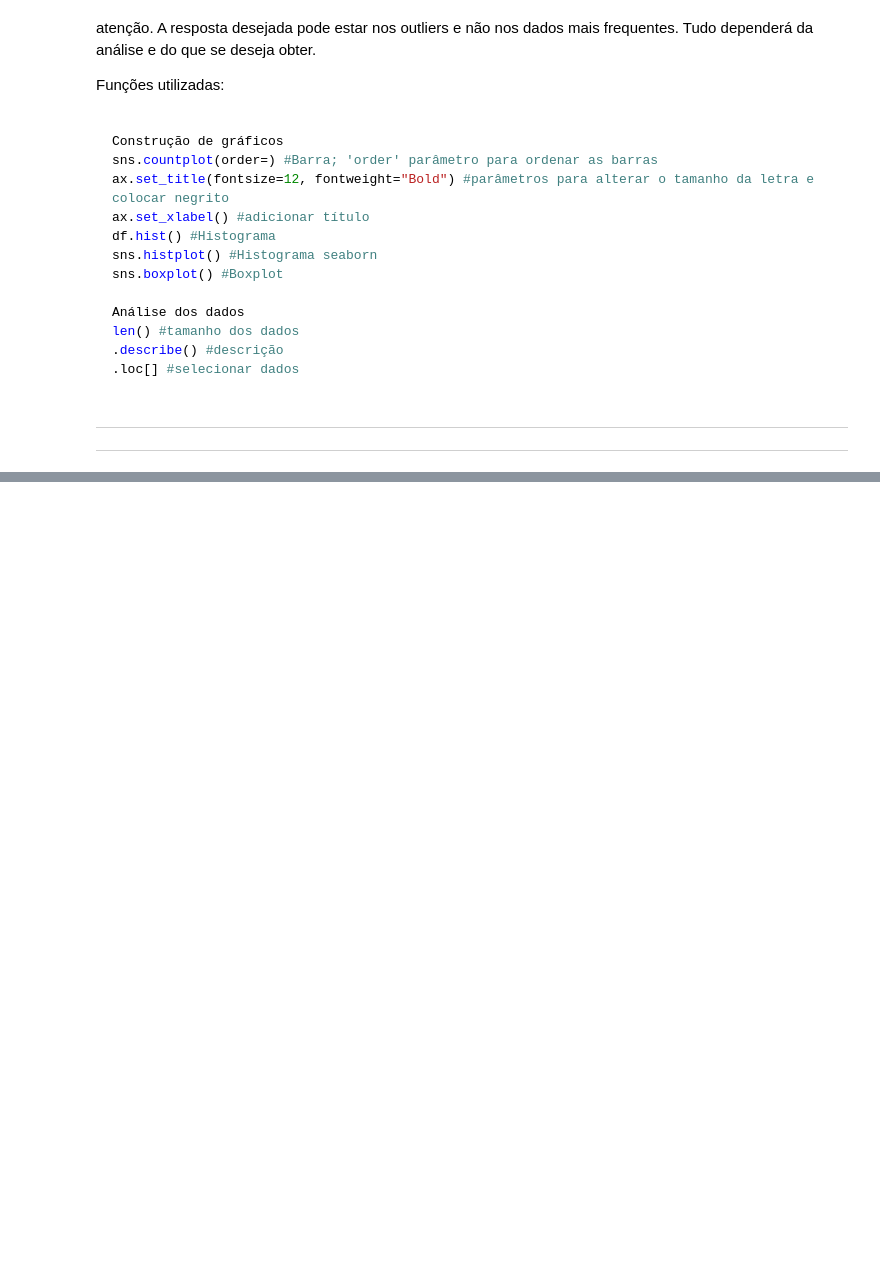
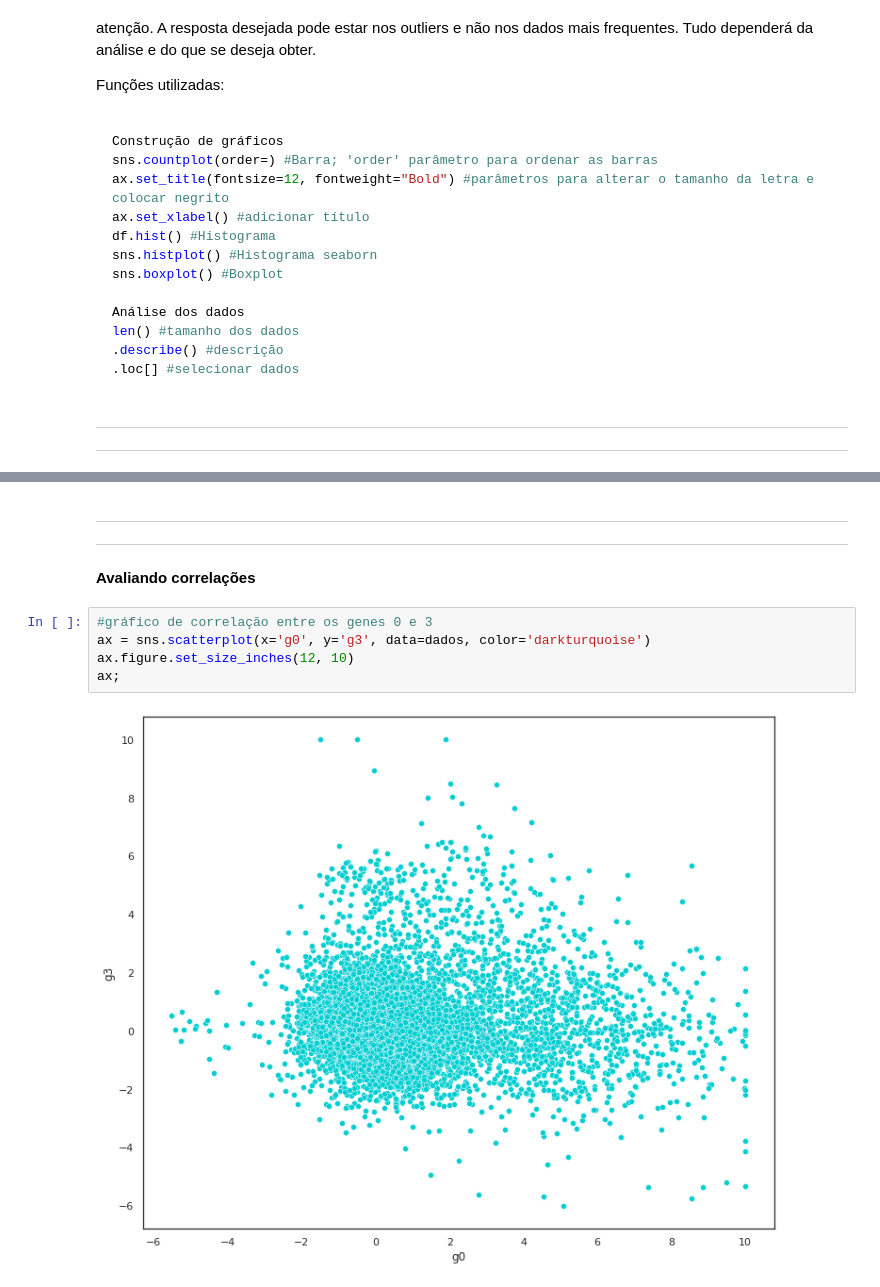
Before and after one commit to CarolineOlive/Imersao-Dados-2021, a Jupyter notebook: Imersao_dados_3_2021.ipynb, the cells around one changed output, grey strips where cells are left out. Cells and saved outputs as stored; diff of their text form; blank space fills up the shorter version.

```diff
--- a/Imersao_dados_3_2021.ipynb
+++ b/Imersao_dados_3_2021.ipynb
@@ -669,0 +823,17 @@ len() #tamanho dos dados
+# %% [markdown]
+
+
+---
+
+
+
+---
+# %% [markdown]
+**Avaliando correlações**
+# %%
+#gráfico de correlação entre os genes 0 e 3
+ax = sns.scatterplot(x='g0', y='g3', data=dados, color='darkturquoise')
+ax.figure.set_size_inches(12, 10)
+ax;
+# %% [output]
+[figure, added]
```
Also changed, not shown: parts of 45 cells of this notebook.
